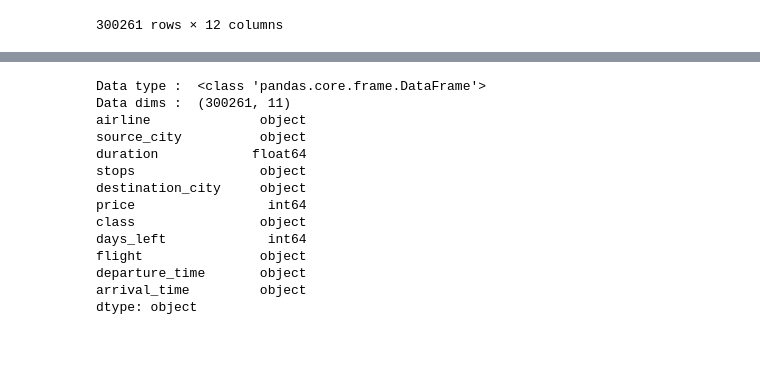
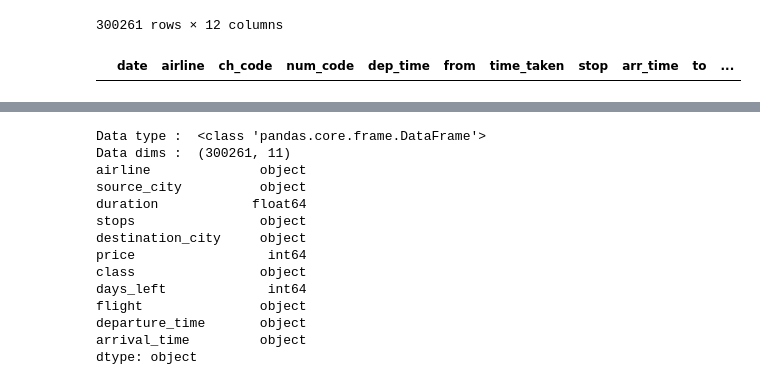
Before and after one commit to chongwei49/IE0005-DSAI-Group-Barley, a Jupyter notebook: src/Flight_Prediction_SRC.ipynb, the cells around one changed output, grey strips where cells are left out. Cells and saved outputs as stored; diff of their text form; code cells hidden in the pictures; blank space fills up the shorter version.

```diff
--- a/src/Flight_Prediction_SRC.ipynb
+++ b/src/Flight_Prediction_SRC.ipynb
@@ -42,34 +42,39 @@ flightData
 flightData['date'] = pd.to_datetime(flightData['date'], format='%d-%m-%Y')
 flightData['dayOfWeek'] = pd.to_datetime(flightData["date"].dt.strftime('%Y-%m-%d')).dt.day_name()
 flightData['days_left'] = (flightData["date"] - datetime.datetime.strptime('2022-02-10', '%Y-%m-%d')).dt.days
 
 flightData['flight'] = flightData['ch_code'].astype(str) + '-' + flightData['num_code'].astype(str)
 
 flightData['stop'] = flightData['stop'].str.split(r'\n').str.get(0) #To clean 'stop' column
 
 flightData['price'] = flightData['price'].str.replace(',', '') #To clean 'price' column
 flightData['price'] = flightData['price'].astype('int64')
 
 flightData['dep_time'] = flightData['dep_time'].str.replace(':', '') #To clean 'dep_time' column
 flightData['dep_time'] = flightData['dep_time'].str.zfill(4) #To show time in HHMM format
 
 flightData['arr_time'] = flightData['arr_time'].str.replace(':', '') #To clean 'arr_time' column
 flightData['arr_time'] = flightData['arr_time'].str.zfill(4) #To show time in HHMM format
 
 flightData['time_taken'] = flightData['time_taken'].str.replace('h','')
 flightData['time_taken'] = flightData['time_taken'].str.replace('m','')
-flightData['time_taken'] = (pd.to_numeric(flightData['time_taken'].str.split(' ').str.get(0), downcast="integer")*60) + pd.to_numeric(flightData['time_taken'].str.split(' ').str.get(1), downcast="integer")
+flightData['time_taken'] = (pd.to_numeric(flightData['time_taken'].str.split(' ').str.get(0), downcast="integer")*60) + (pd.to_numeric(flightData['time_taken'].str.split(' ').str.get(1), downcast="integer") if flightData['time_taken'].str.split(' ').str.get(1) is not None else 0)
+
 def modify_stop(row):
   if "non-stop" in row['stop']:
     return 'zero'
   elif "1-stop" in row['stop']:
     return 'one'
   elif "2+-stop" in row['stop']:
     return 'two_or_more'
   else:
     return int(re.search(r'\d+', row['stop']).group())
 
 flightData["stop"] = flightData.apply(modify_stop, axis=1)
+
+flightData.loc[flightData['time_taken'] == "NaN"]
+# %% [output]
+|  | date | airline | ch_code | num_code | dep_time | from | time_taken | stop | arr_time | to | ... |
 # %%
 def find_day_period_dep(row):
   # Early Morning 4am-8am
```
Also changed, not shown: parts of 9 cells of this notebook.
